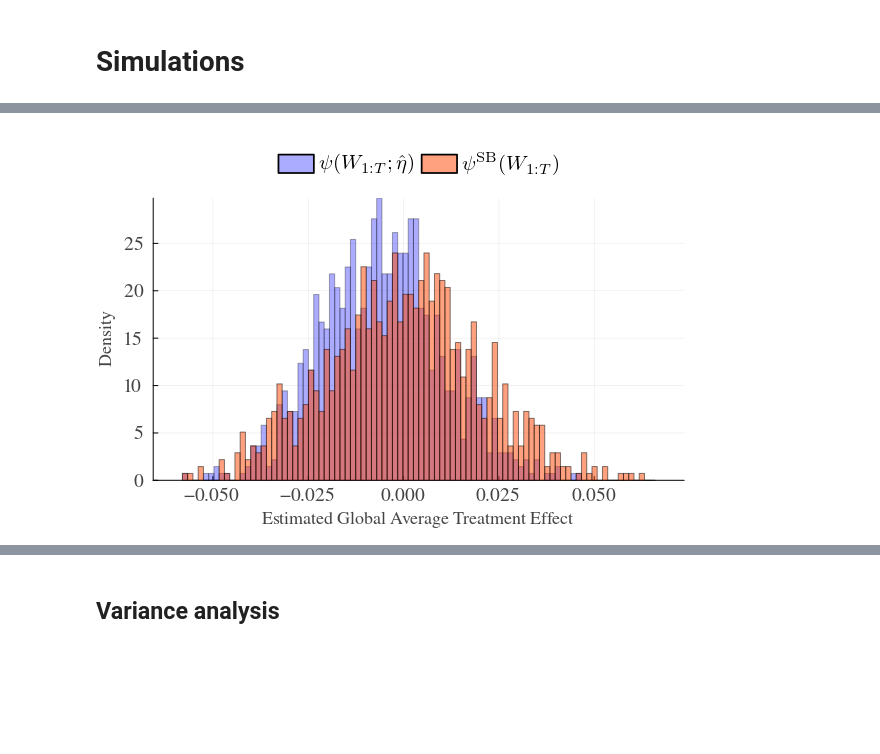
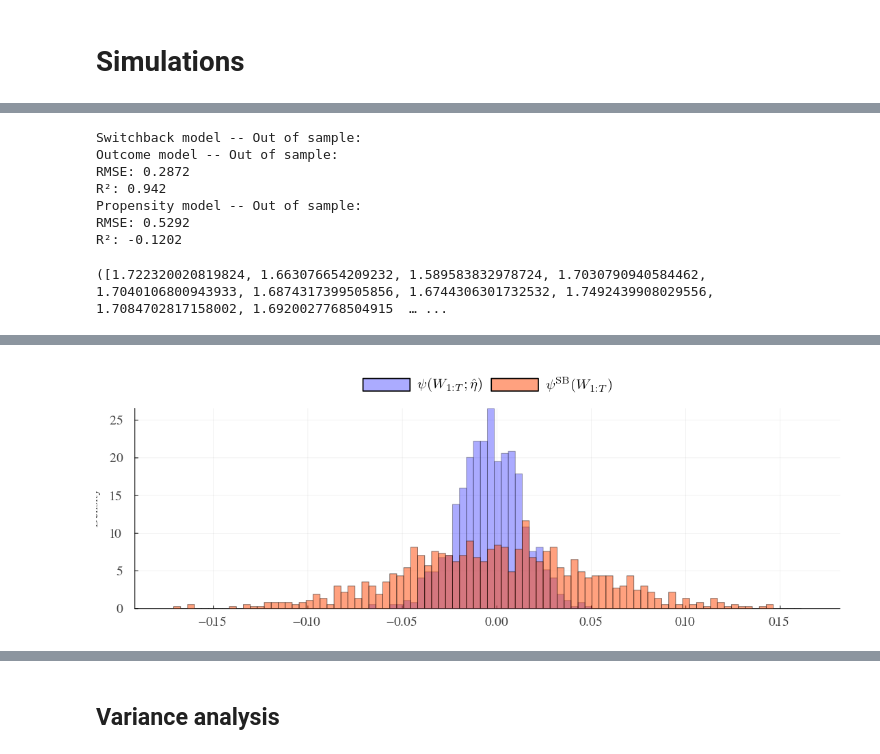
Before and after one commit to johnchrishays/dml4ssi, a Jupyter notebook: simulations.ipynb, the cells around one changed output, grey strips where cells are left out. Cells and saved outputs as stored; diff of their text form; code cells hidden in the pictures; blank space fills up the shorter version.

```diff
--- a/simulations.ipynb
+++ b/simulations.ipynb
@@ -518,3 +481,9 @@ end
 ipw (generic function with 1 method)
 # %% [markdown]
 # Simulations
+# %%
+n_bins = 90
+
+LEGEND_SIZE = 14
+TICK_SIZE = 12
+opacity = 0.33
@@ -766,8 +807,35 @@ histogram!(ssac_ci_widths,
+# %%
+N = 1000
+T = 1000
+m = 5
+n_covariates = 1
+switch_period = 10
+sd_error = 10
+
+n_trees = 100
+max_depth = 10
+alpha_val = 2
+eps = 0.1
+
+switchback_estimates, dml_switchback_estimates, naive_sb_estimates, true_gte, plugin_sb_estimates, dml_switchback_ses, dml_naive_estimates_sb = run_simulations_sb(N, T, m, n_covariates, switch_period, n_trees, max_depth, alpha_val, sd_error, eps)
+# %% [output]
+Switchback model -- Out of sample:
+Outcome model -- Out of sample:
+RMSE: 0.2872
+R²: 0.942
+Propensity model -- Out of sample:
+RMSE: 0.5292
+R²: -0.1202
+([1.722320020819824, 1.663076654209232, 1.589583832978724, 1.7030790940584462, 1.7040106800943933, 1.6874317399505856, 1.6744306301732532, 1.7492439908029556, 1.7084702817158002, 1.6920027768504915  … ...
 # %%
 # Create histogram of estimates
 psi_star = mean(true_gte)
-bin_lower = min(minimum(switchback_estimates)-psi_star, minimum(dml_switchback_estimates)-psi_star)
-bin_upper = max(maximum(switchback_estimates)-psi_star, maximum(dml_switchback_estimates)-psi_star)
+switchback_lower = minimum(switchback_estimates)-psi_star
+switchback_upper = maximum(switchback_estimates)-psi_star
+dml_switchback_lower = minimum(dml_switchback_estimates)-psi_star
+dml_switchback_upper = maximum(dml_switchback_estimates)-psi_star
+bin_lower = min(switchback_lower, dml_switchback_lower)
+bin_upper = max(switchback_upper, dml_switchback_upper)
 incr = (bin_upper - bin_lower) / n_bins
 bins = bin_lower:incr:bin_upper
 
@@ -779,9 +847,10 @@ histogram(dml_switchback_estimates .- psi_star,
           legendfontsize=LEGEND_SIZE,
           tickfontsize=TICK_SIZE,
           legend=:outertop,
-          legend_columns=3,
+          legend_columns=2,
           foreground_color_legend = nothing,
-          color=:blue)
+          color=:blue,
+          size=sz)
 histogram!(switchback_estimates .- psi_star,
          alpha=0.5,
          label=L"\psi^{\mathrm{SB}}(W_{1:T})",
@@ -790,15 +859,7 @@ histogram!(switchback_estimates .- psi_star,
          legendfontsize=LEGEND_SIZE,
          tickfontsize=TICK_SIZE,
          color=:orangered)
-# vline!([mean(true_gte)],
-#        label=L"\psi^*",
-#        linewidth=3,
-#        color=:grey35,
-#        linestyle=:solid,
-#        legendfontsize=LEGEND_SIZE,
-#        tickfontsize=TICK_SIZE)
-# title!("Distribution of Treatment Effect Estimates")
-xlabel!("Estimated Global Average Treatment Effect")
+xlabel!("Bias")
 ylabel!("Density")
 
 timestamp = Dates.format(now(), "yyyy-mm-dd_HH-MM-SS")
@@ -811 +870 @@ plot!()
-[figure, old version]
+[figure, new version]
```
Also changed, not shown: parts of 24 cells of this notebook.
